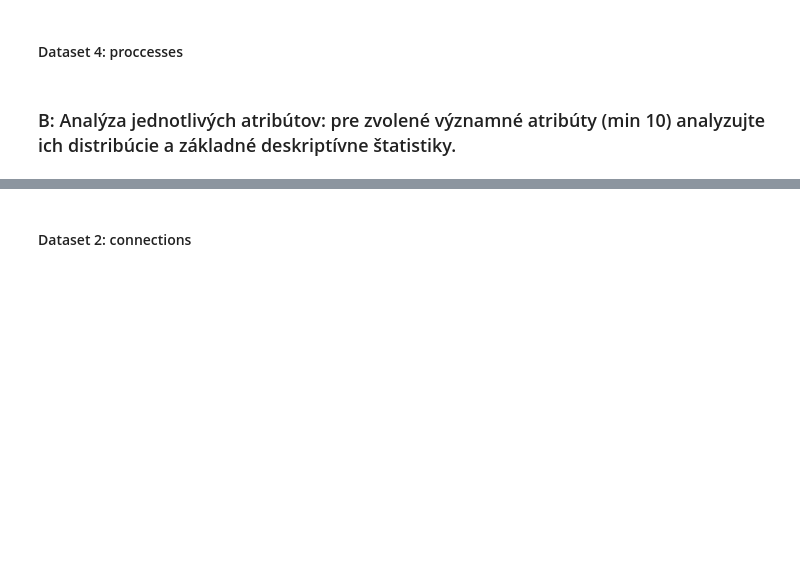
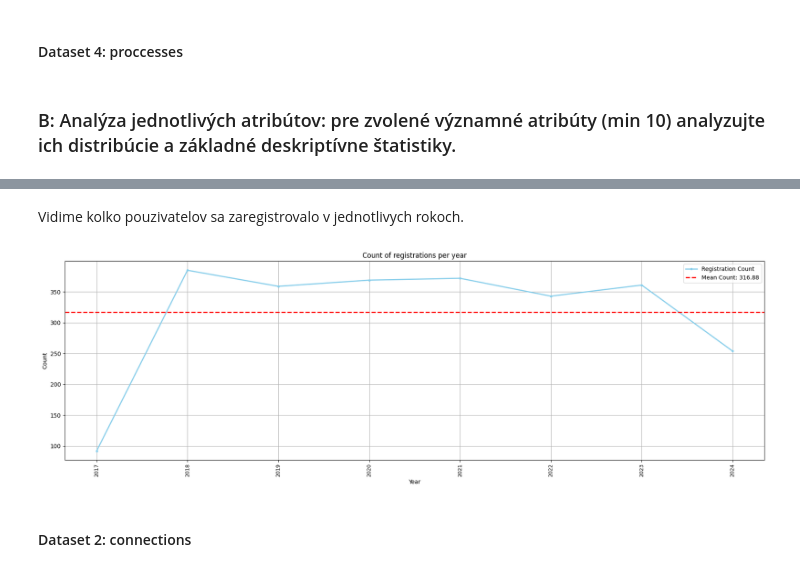
Before and after one commit to myrres0/IAU-2024, a Jupyter notebook: phase-1.ipynb, the cells around one changed output, grey strips where cells are left out. Saved outputs shown, nothing was run; the diff lists cells and outputs as text; code cells hidden in the pictures; blank space fills up the shorter version.

```diff
--- a/phase-1.ipynb
+++ b/phase-1.ipynb
@@ -268,0 +263,6 @@ connections_data.shape[0] - connections_data.drop_duplicates().shape[0]
+# %%
+src = profiles_data["registration"]
+def dataConvertion(src):
+    src = pd.to_datetime(src, format='mixed')
+    return src
+profiles_data["formatted_registration"] = dataConvertion(src)
@@ -269,3 +276,29 @@ connections_data.shape[0] - connections_data.drop_duplicates().shape[0]
+# %% [markdown]
+Vidime kolko pouzivatelov sa zaregistrovalo v jednotlivych rokoch.
+# %%
+registration_date = pd.to_datetime(profiles_data['formatted_registration'])
+profiles_data["registration_year"] = registration_date.dt.year
+
+group = profiles_data.groupby('registration_year').size().reset_index(name='count')
+mean_count = group['count'].mean()
+
+
+plt.figure(figsize=(18, 6))
+plt.plot(group['registration_year'], group['count'], marker='o', color='skyblue', linewidth=2, markersize=3, label='Registration Count')
+plt.title('Count of registrations per year')
+plt.xlabel('Year')
+plt.ylabel('Count')
+plt.xticks(rotation=90, fontsize=9)
+plt.grid(True)
+
+plt.axhline(mean_count, color='red', linestyle='dashed', linewidth=2, label=f'Mean Count: {mean_count:.2f}')
+
+plt.legend()
+
+plt.tight_layout()
+plt.show()
+# %% [output]
+[figure, added]
 # %% [markdown]
 #### Dataset 2: connections
 # %% [markdown]
```
Also changed, not shown: parts of 7 cells of this notebook.
